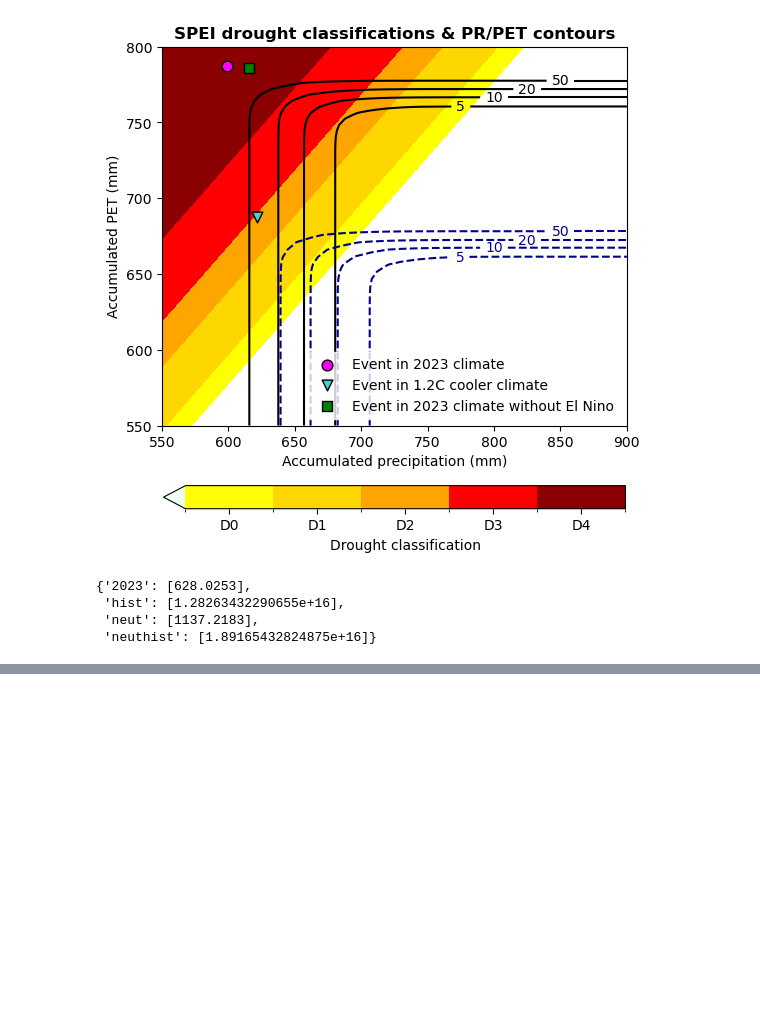
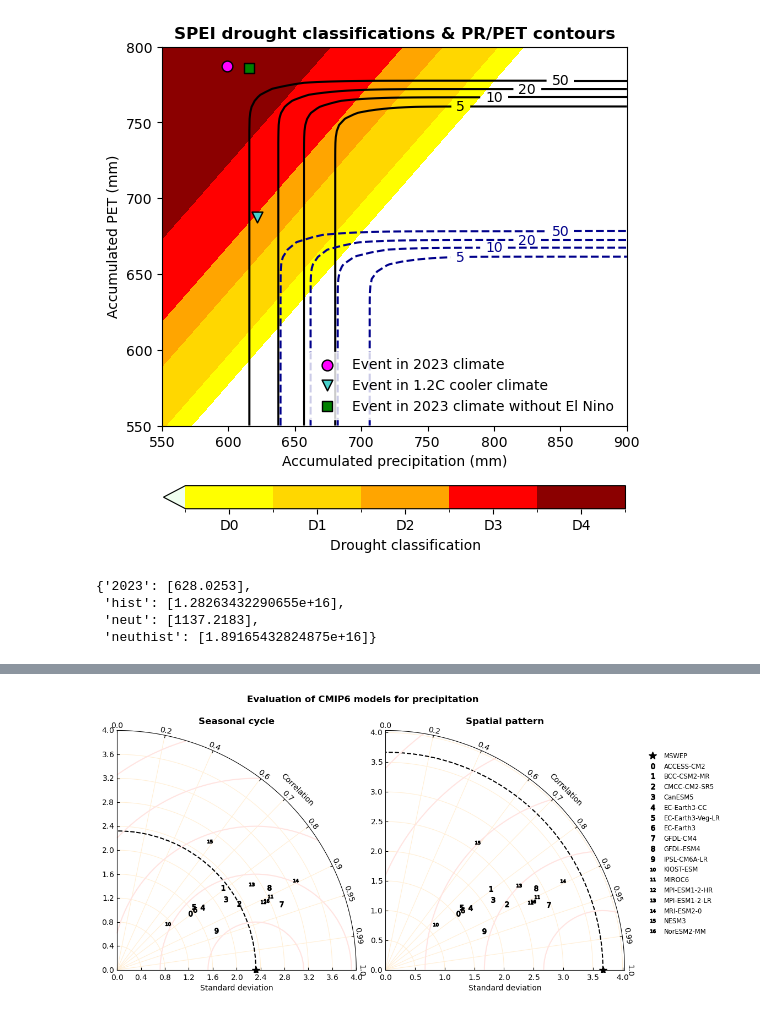
Before and after one commit to clairbarnes/wwa-current, a Jupyter notebook: 24-01_amazon-drought/amazon-drought_0P_model-data.ipynb, the cells around one changed output, grey strips where cells are left out. Saved outputs shown, nothing was run; the diff lists cells and outputs as text; code cells hidden in the pictures; blank space fills up the shorter version.

Commit message:
Reworking plots for Amazon drought study

```diff
--- a/24-01_amazon-drought/amazon-drought_0P_model-data.ipynb
+++ b/24-01_amazon-drought/amazon-drought_0P_model-data.ipynb
@@ -589,6 +589,7 @@ rcm_handles = [matplotlib.lines.Line2D([], [], color = c, marker = 'o', markersi
 ### **Seasonal cycle - precip**
 # %%
 fpath = "/rds/general/project/wwa/ephemeral/amazon_drought/"
+fpath=""
 mswx = xr.open_dataset(fpath+"mswep-seasonal.nc").precipitation
 # %%
 cordex = xr.concat([xr.open_dataset(fnm).expand_dims(run = ["_".join(fnm.split("_")[3:6])]).pr
@@ -1282,0 +1318,59 @@ joint_ep
+# %%
+# get reference standard deviation
+if varnm == "pr":
+    ref_sc = xr.open_dataset("mswep-seasonal.nc").precipitation.std()
+    ref_sp = xr.open_dataset("mswep-spatial.nc").precipitation.std() / 31
+    lbl = "MSWEP"
+else:
+    ref_sp = xr.open_dataset("cordex_spatial/mswx_"+re.sub("as", "", varnm)+"_spatial.nc").air_temperature.std()
+    lbl = "MSWX"
+
+# load Taylor scores for all models
+ts = pd.merge(pd.read_csv("res/taylor-diagram_"+varnm+"_"+ds+"_seasonal-scores.csv", index_col = "mdl"),
+              pd.read_csv("res/taylor-diagram_"+varnm+"_"+ds+"_seasonal-scores.csv", index_col = "mdl"),
+              left_index = True, right_index = True, suffixes = ["_sc", "_sp"])
+
+if ds == "cmip6":
+    cmip6_models = [mdl.split("_")[1] for mdl in sorted(glob.glob("ts/spi_*ssp*"))]
+    cmip6_models = [m for m in cmip6_models if m in ts.index]
+    ts = ts.loc[cmip6_models]
+# %%
+# make Taylor diagrams
+fig, axs = plt.subplots(ncols = 2, figsize = (12,6), dpi= 100, facecolor='w', edgecolor='k')
+plt.subplots_adjust(wspace = 0.1, top = 0.85)
+
+for i in range(2):
+
+    ax = axs[i]
+    ax.set_axis_off()
+
+    x = ["sc", "sp"][i]
+
+    ref_sd = [ref_sc, ref_sp][i].values
+    corrs, sds = [ts[s+"_"+x].values for s in ["cor", "sd"]]
+    max_sd = max(np.ceil(max(sds)) / ref_sd, 1.1)
+
+    td = TaylorDiagram(ref_sd, fig = fig, rect = 121+i, label = lbl, srange = (0, max_sd), extend = False)
+    td.add_contours(colors = "mistyrose") # lines of equal RMSE
+    td.add_grid(color = "papayawhip")  # lines of equal correlation & SD
+
+    ax.set_title(["Seasonal cycle", "Spatial pattern"][i], fontweight = "bold", y = 1)
+
+    for i in range(len(corrs)):
+
+        mdl = ts.index.values[i]
+
+        if ds == "cordex":
+            gcm_marker = gcm_markers["_".join(mdl.split("_")[:2])+"i1p1"]
+            rcm_colour = rcm_colours[mdl.split("_")[2]]
+            td.add_sample(sds[i], corrs[i], marker = gcm_marker, ms = 7, ls = '', mfc = rcm_colour, mec = "black", label = mdl)
+        else:
+            td.add_sample(sds[i], corrs[i], marker = "$"+str(i)+"$", ms = 7, ls = '', mec = "black", label = mdl)
+
+plt.suptitle("Evaluation of "+ds.upper()+" models for "+long_varnm, fontweight = "bold", y = 0.95)
+fig.legend(td.samplePoints, [ p.get_label() for p in td.samplePoints ], numpoints=1, prop=dict(size='small'),
+           loc='center left', bbox_to_anchor = (0.92,0.5), ncols = 1, edgecolor = "w")
+
+plt.savefig("fig/taylor-diagrams_"+varnm+"_"+ds+".png")
+# %% [output]
+[figure, added]
```
Also changed, not shown: parts of 4 cells of this notebook.
